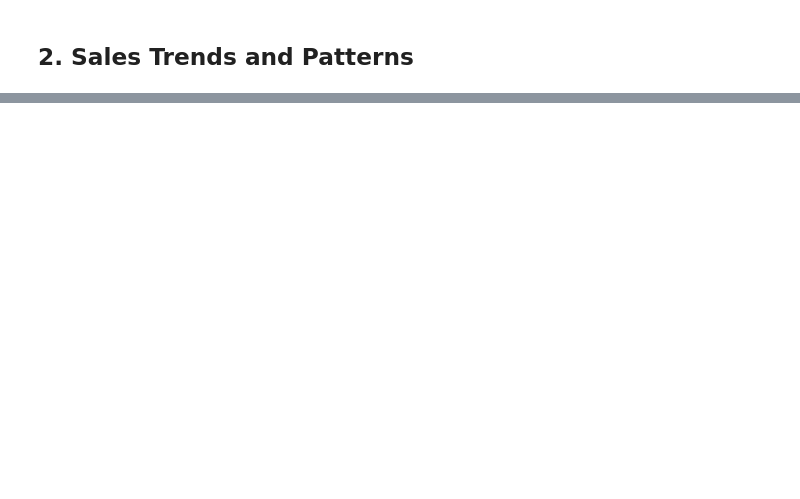
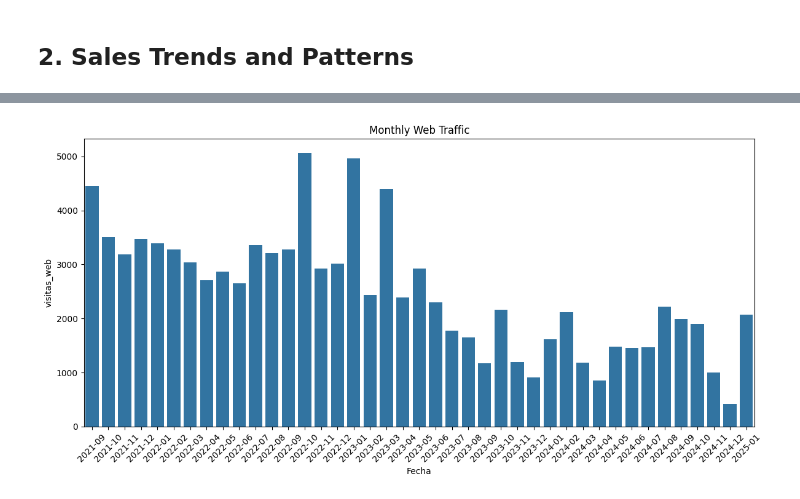
Before and after one commit to nbulygin/homedeco_analysis, a Jupyter notebook: notebooks/01_eda.ipynb, the cells around one changed output, grey strips where cells are left out. Cells and saved outputs as stored; diff of their text form; code cells hidden in the pictures; blank space fills up the shorter version.

```diff
--- a/notebooks/01_eda.ipynb
+++ b/notebooks/01_eda.ipynb
@@ -130,0 +88,15 @@ plt.show()
+# %%
+# 3. Web Traffic - Monthly View
+monthly_web = daily_web.groupby(pd.to_datetime(daily_web['Fecha']).dt.to_period('M')).agg({
+    'visitas_web': 'sum'
+}).reset_index()
+monthly_web['Fecha'] = monthly_web['Fecha'].astype(str)
+
+plt.figure(figsize=(12, 6))
+sns.barplot(data=monthly_web, x='Fecha', y='visitas_web')
+plt.title('Monthly Web Traffic')
+plt.xticks(rotation=45)
+plt.tight_layout()
+plt.show()
+# %% [output]
+[figure, added]
```
Also changed, not shown: parts of 21 cells of this notebook, 1 other file.
